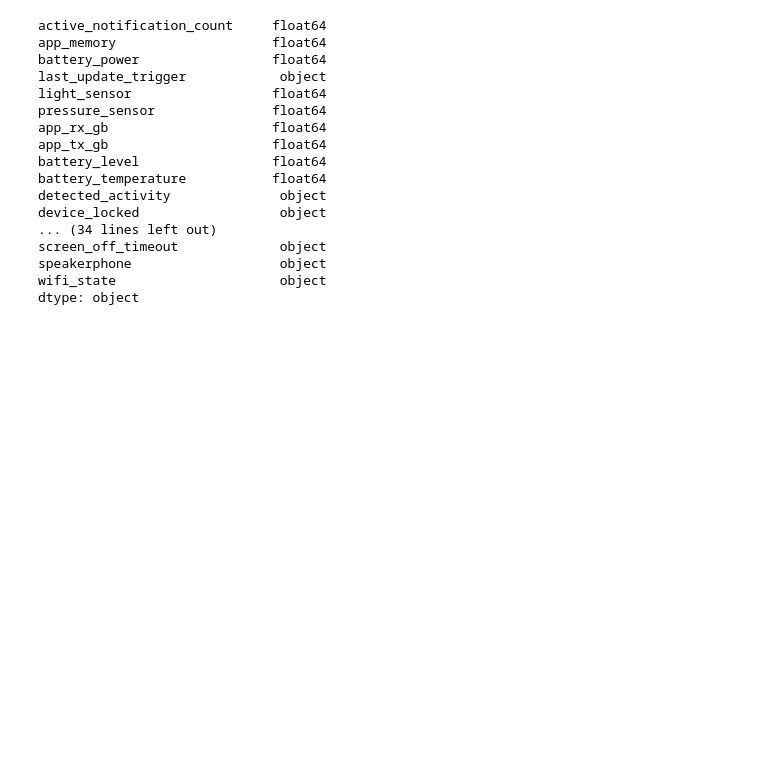
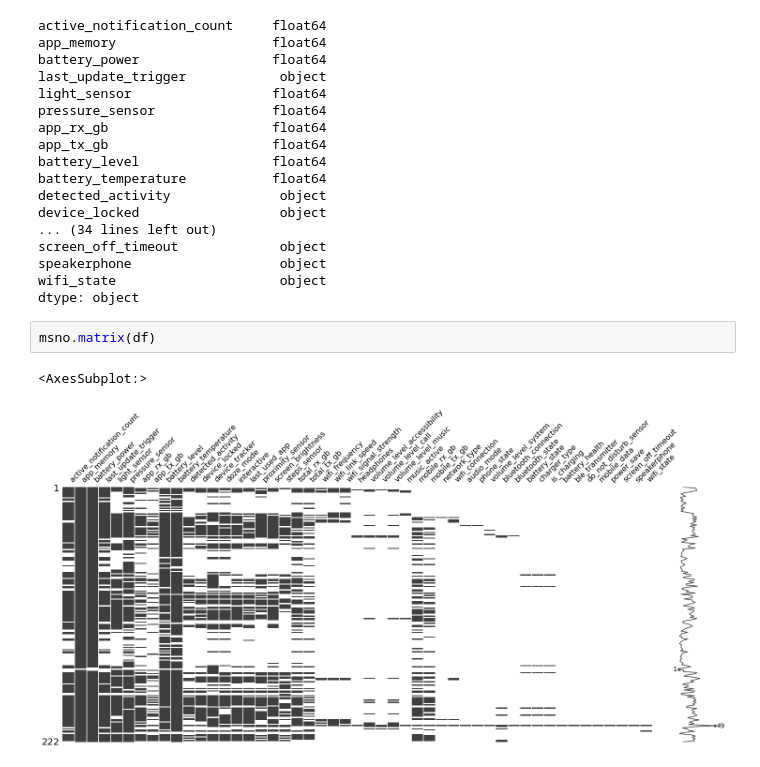
Before and after one commit to nunof98/data-fusion, a Jupyter notebook: main.ipynb, the cells around one changed output. Cells and saved outputs as stored; diff of their text form; blank space fills up the shorter version.

```diff
--- a/main.ipynb
+++ b/main.ipynb
@@ -328,3 +334,8 @@ screen_off_timeout             object
 speakerphone                   object
 wifi_state                     object
 dtype: object
+# %%
+msno.matrix(df)
+# %% [output]
+<AxesSubplot:>
+[figure, added]
```
Also changed, not shown: parts of 8 cells of this notebook, 2 other files.
